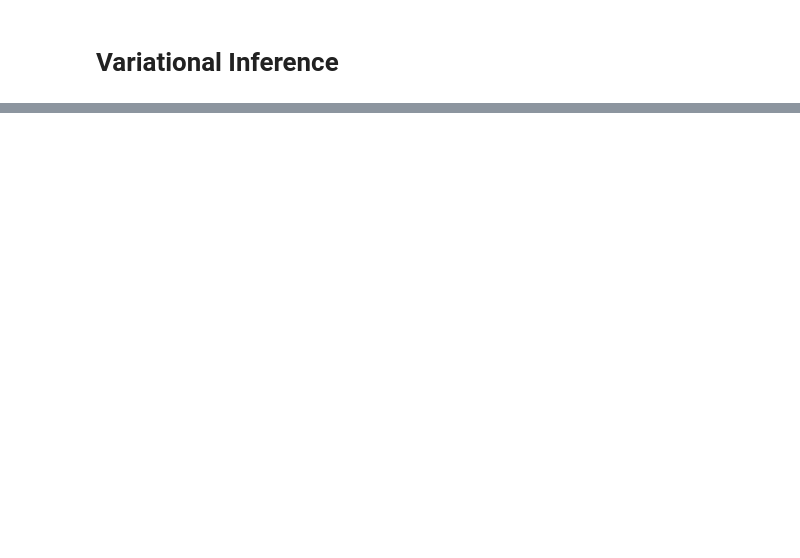
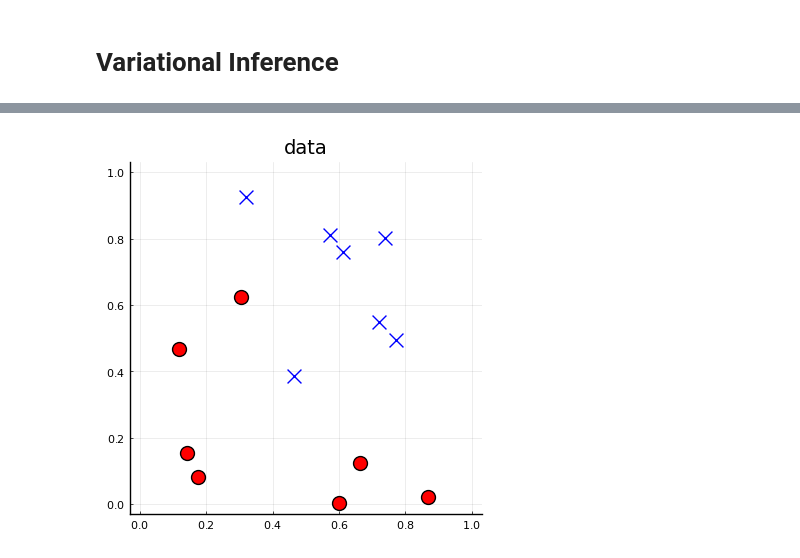
Before and after one commit to kitano-AppMath/my-julia-works, a Jupyter notebook: Variational Inference.ipynb, the cells around one changed output, grey strips where cells are left out. Drawn from its saved outputs; the diff is of its cells as text; code cells hidden in the pictures; blank space fills up the shorter version.

```diff
--- a/Variational Inference.ipynb
+++ b/Variational Inference.ipynb
@@ -421,0 +301,20 @@ savefig(fig4, "figs-VI/fig4.png")
+# %%
+#create the data
+Random.seed!(46)
+N = 14
+X = hcat(rand(Beta(1.1,3), 2, div(N,2)), rand(Beta(1.9,1.1), 2, div(N,2)))
+Y = vcat(ones(div(N,2)), zeros(div(N,2)))
+data = (X=X,Y=Y,N=N)
+
+#size
+Random.seed!(42)
+Dx,N = size(X)
+Dy = 1
+D₀ = 5
+st = (Dx=Dx, Dy=Dy, D₀=D₀)
+
+#plot the data
+fig3 = plot_data(X, Y)
+savefig(fig3, "figs-VI/fig3.png")
+# %% [output]
+[figure, added]
```
Also changed, not shown: parts of 14 cells of this notebook, 2 other files.
